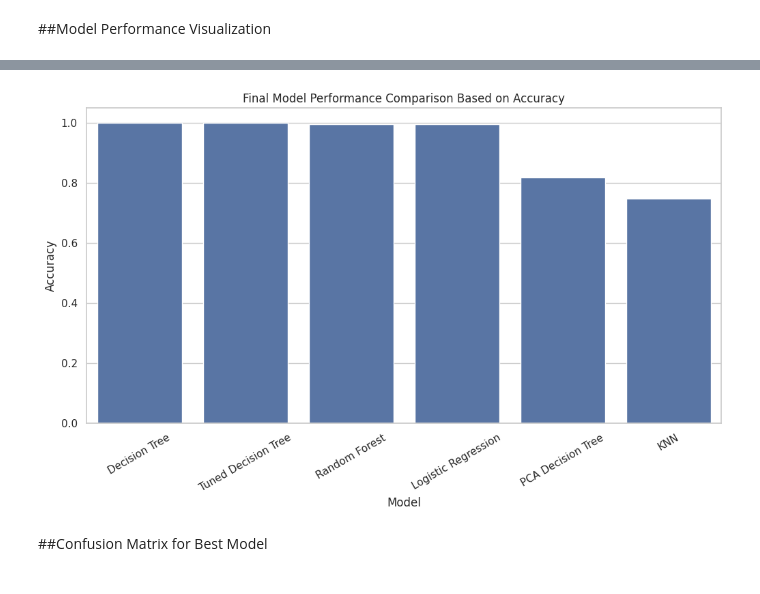
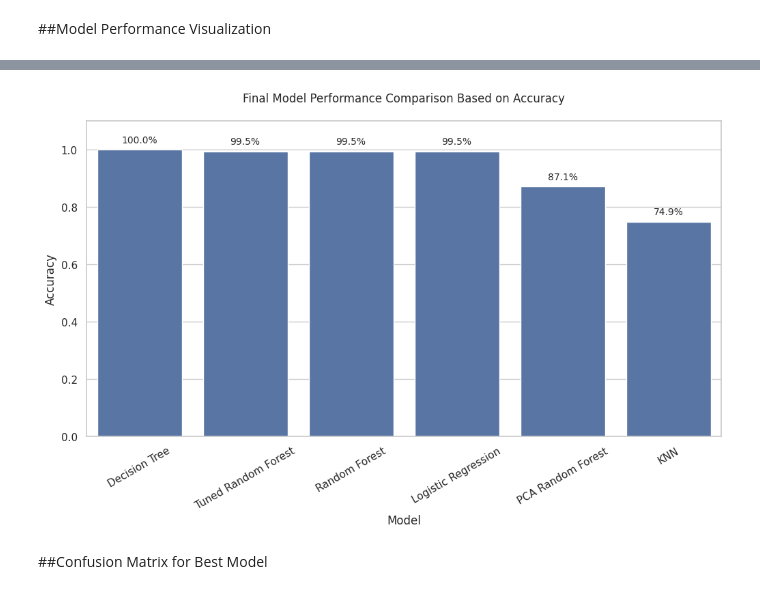
Before and after one commit to maybraniswe/Retail-Store-Sales-Analysis-and-Prediction, a Jupyter notebook: Retail_Store_Sales_Analysis_and_Prediction.ipynb, the cells around one changed output, grey strips where cells are left out. Cells and saved outputs as stored; diff of their text form; code cells hidden in the pictures.

```diff
--- a/Retail_Store_Sales_Analysis_and_Prediction.ipynb
+++ b/Retail_Store_Sales_Analysis_and_Prediction.ipynb
@@ -1349,16 +1269,19 @@ pca_dt_result
 ##Final Model Comparison
 # %%
 # ==========================================================
-# FINAL MODEL COMPARISON
+# FINAL MODEL COMPARISON AND SELECTION
 # ==========================================================
 
 final_results = pd.concat([
     results_df,
-    pd.DataFrame([tuned_dt_result]),
-    pd.DataFrame([pca_dt_result])
+    pd.DataFrame([tuned_rf_result]),
+    pd.DataFrame([pca_rf_result])
 ], ignore_index=True)
 
-final_results = final_results.sort_values(by="F1-Score", ascending=False)
+final_results = final_results.sort_values(
+    by="F1-Score",
+    ascending=False
+)
 
 final_results
 # %% [output]
@@ -1395,22 +1334,40 @@ plt.show()
 # %%
-# Accuracy comparison chart
+# ==========================================================
+# MODEL PERFORMANCE VISUALIZATION - ACCURACY
+# ==========================================================
 
 plt.figure(figsize=(12,6))
 
-sns.barplot(
+ax = sns.barplot(
     data=final_results,
     x="Model",
     y="Accuracy"
 )
 
-plt.title("Final Model Performance Comparison Based on Accuracy")
+for p in ax.patches:
+    ax.annotate(
+        f"{p.get_height()*100:.1f}%",
+        (p.get_x() + p.get_width() / 2, p.get_height()),
+        xytext=(0,5),
+        textcoords="offset points",
+        ha="center",
+        va="bottom",
+        fontsize=10
+    )
+
+plt.title(
+    "Final Model Performance Comparison Based on Accuracy",
+    pad=20
+)
+
 plt.xlabel("Model")
 plt.ylabel("Accuracy")
+plt.ylim(0,1.1)
 plt.xticks(rotation=30)
 
 plt.show()
 # %% [output]
-[figure, old version]
+[figure, new version]
 # %% [markdown]
 ##Confusion Matrix for Best Model
 # %%
```
Also changed, not shown: parts of 31 cells of this notebook.
